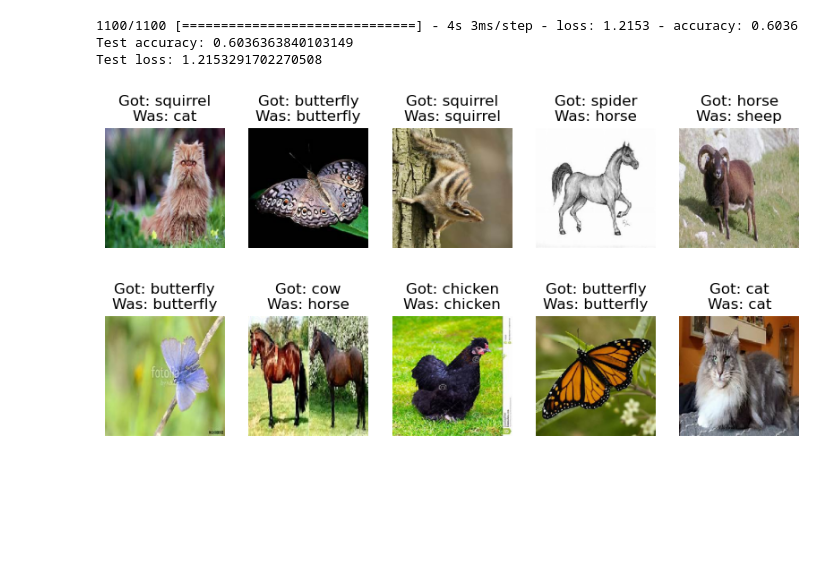
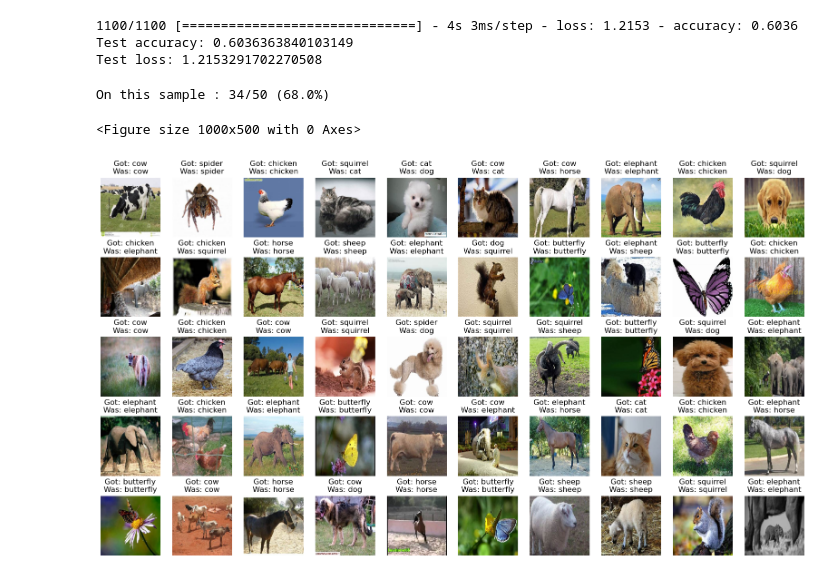
Before and after one commit to sinux-l5d/PROJ002, a Jupyter notebook: animal_recognition.ipynb, the cells around one changed output. Cells and saved outputs as stored; diff of their text form; code cells hidden in the pictures; blank space fills up the shorter version.

Commit message:
doc: enhance output sample

```diff
--- a/animal_recognition.ipynb
+++ b/animal_recognition.ipynb
@@ -255,18 +255,24 @@ def predict(model, imgFromSet):
 # %%
 import matplotlib.pyplot as plt
 plt.figure(figsize=(10, 5))
 set_test.reset()
 right = 0
-for i in range(10):
-  plt.subplot(2, 5, i+1)
+MAX = 50
+width = min(MAX, 10)
+height = (MAX + width - 1) // width
+plt.subplots(height, width, figsize=(width * 2, height * 2+1))
+for i in range(MAX):
   img, label = set_test.next()
+  plt.subplot(height, width, i+1)
   plt.imshow(img[0])
   got = predict(model, img)
   was = CATEGORIES[np.argmax(label[0])]
   plt.title("Got: " + got + "\nWas: " + was)
   plt.axis('off')
   right += got == was
+print(f"On this sample : {right}/{MAX} ({str(100*right/MAX)}%)")
 plt.show()
-print("On this sample : " + str(right) +"%" )
 # %% [output]
+On this sample : 34/50 (68.0%)
+<Figure size 1000x500 with 0 Axes>
-[figure, old version]
+[figure, new version]
```
